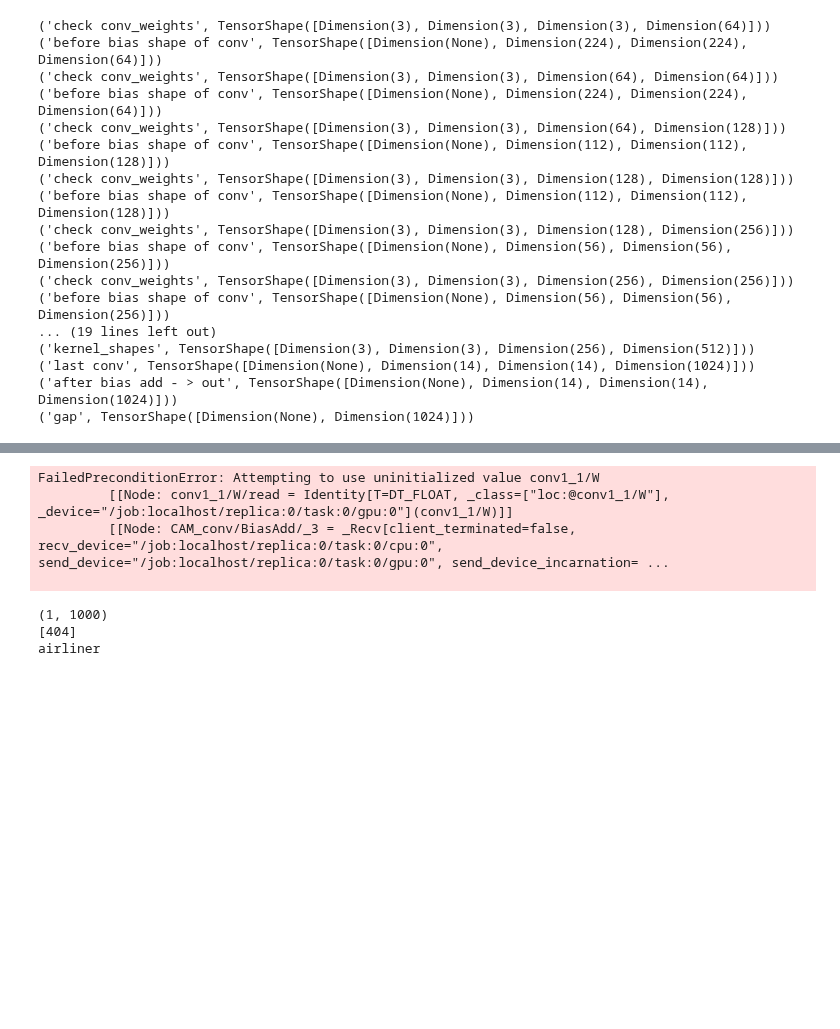
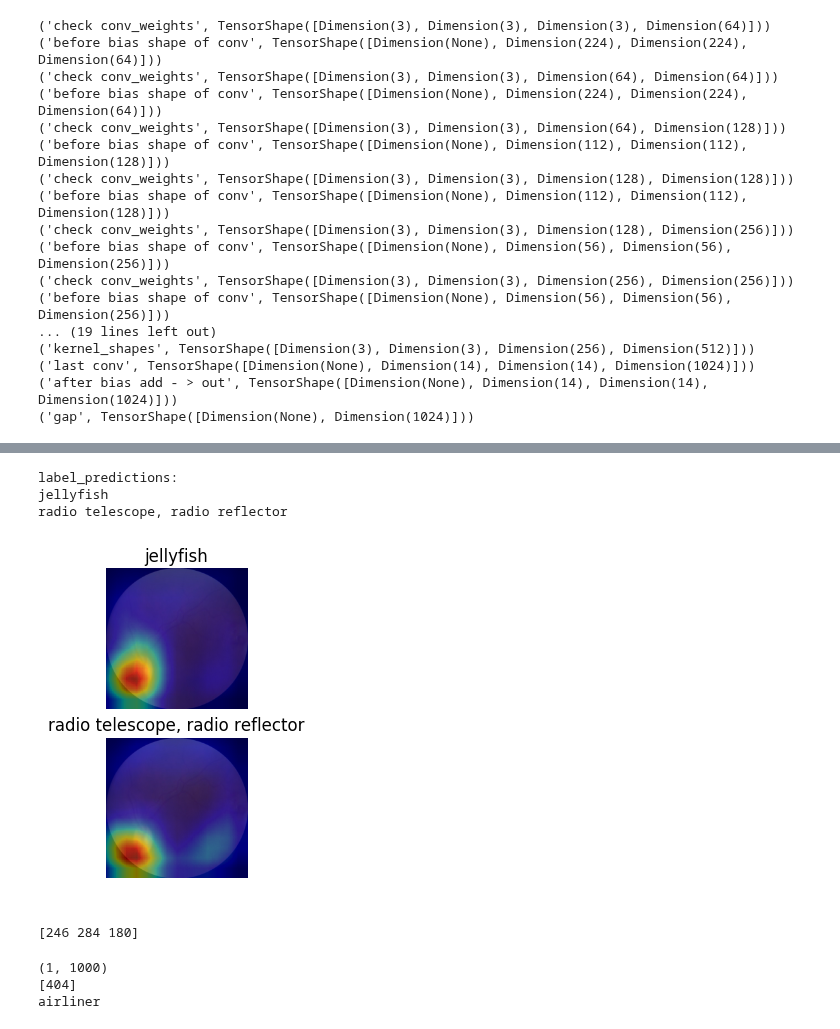
Before and after one commit to gondal1/Weakly_detector, a Jupyter notebook: src/test.ipynb, the cells around one changed output, grey strips where cells are left out. Cells and saved outputs as stored; diff of their text form; code cells hidden in the pictures; blank space fills up the shorter version.

```diff
--- a/src/test.ipynb
+++ b/src/test.ipynb
@@ -67,31 +68,65 @@ img = np.expand_dims(img1, axis = 0)
 #print (img.shape)
 init_op = tf.initialize_all_variables()
 # %%
+#f, axx = plt.subplots(2, sharey=True)
+
 with tf.Session() as sess:
     sess.run(init_op)
-    conv6_val, output_val = sess.run([conv6, output], feed_dict={ images_tf: img})
+    conv6_val, output_val= sess.run([conv6, output], feed_dict={ images_tf: img})
 
-    label_predictions = output_val.argmax( axis=1 )
-    print ('label_preds', label_predictions)
-    print class_names[label_predictions]
+    label_predictions = output_val.argmax(axis=1)
+    #print label_predictions
+    #print 'lab_preds', label_predictions.shape
 
-    classmap_vals = sess.run(classmap, feed_dict={ labels_tf: label_predictions, conv6: conv6_val})
+    preds = (output_val.argsort(axis=1)[:,-3:])[0:5]
+    label1 = preds[:,-1]
+    label2 = preds[:,-2]
+    #print 'ch_shape', ch
+    #print 'preds_shape', preds.shape
+    preds_s = np.squeeze(preds, axis=(0,))
 
+    print ('label_predictions:')
+    print class_names[preds_s[-1]]
+    print class_names[preds_s[-2]]
+    #print class_names[preds_s[-3]]
 
-classmap_vis = map(lambda x: ((x-x.min())/(x.max()-x.min())), classmap_vals)
+    classmap_val1 = sess.run(classmap, feed_dict={ labels_tf: label1, conv6: conv6_val})
+    classmap_val2 = sess.run(classmap, feed_dict={ labels_tf: label2, conv6: conv6_val})
 
+    #classmap_vis = map(lambda x: ((x-x.min())/(x.max()-x.min())), classmap_vals)
+
+    cc1 = np.squeeze(classmap_val1, axis=(0,))
+    cc2 = np.squeeze(classmap_val2, axis=(0,))
+    #print (cc.shape)
     #for vis, ori in zip(classmap_vis, current_images):
-    #    print l_name
-plt.imshow( img1 )
-plt.imshow( classmap_vis, cmap=plt.cm.jet, alpha=0.5, interpolation='nearest' )
-plt.show()
+    #print l_name
+    plt.subplot(2,1,1)
+    plt.imshow(img1)
+    plt.imshow( cc1, cmap=plt.cm.jet, alpha=0.5, interpolation='nearest' )
+    plt.title(class_names[preds_s[-1]])
+    plt.axis('off')
 
-    #acc = (label_predictions == current_labels).sum()
+    plt.subplot(2,1,2)
+    plt.imshow(img1)
+    plt.imshow( cc2, cmap=plt.cm.jet, alpha=0.5, interpolation='nearest' )
+    plt.title(class_names[preds_s[-2]])
+    plt.axis('off')
 # %% [output]
-FailedPreconditionError: Attempting to use uninitialized value conv1_1/W
-         [[Node: conv1_1/W/read = Identity[T=DT_FLOAT, _class=["loc:@conv1_1/W"], _device="/job:localhost/replica:0/task:0/gpu:0"](conv1_1/W)]]
-         [[Node: CAM_conv/BiasAdd/_3 = _Recv[client_terminated=false, recv_device="/job:localhost/replica:0/task:0/cpu:0", send_device="/job:localhost/replica:0/task:0/gpu:0", send_device_incarnation= ...
-
+label_predictions:
+jellyfish
+radio telescope, radio reflector
+[figure, added]
+# %%
+#squeezed_out = np.squeeze(output_val, axis=(0,))
+#print (squeezed_out.argsort())
+preds = (output_val.argsort(axis=1)[:,-3:])[0:5]
+preds = np.squeeze(preds, axis=(0,))
+print preds
+#print ((output_val.argsort()[:,:-1])[:,:-1])
+#print (np.argsort(output_val, axis=1)[::-1])
+#print (output_val.argsort()[-3:])[::-1]
+# %% [output]
+[246 284 180]
 # %%
     #classmap_answer = sess.run(classmap,feed_dict={labels_tf: current_labels,conv6: conv6_val})
 
```
Also changed, not shown: parts of 2 cells of this notebook, 8 other files.
